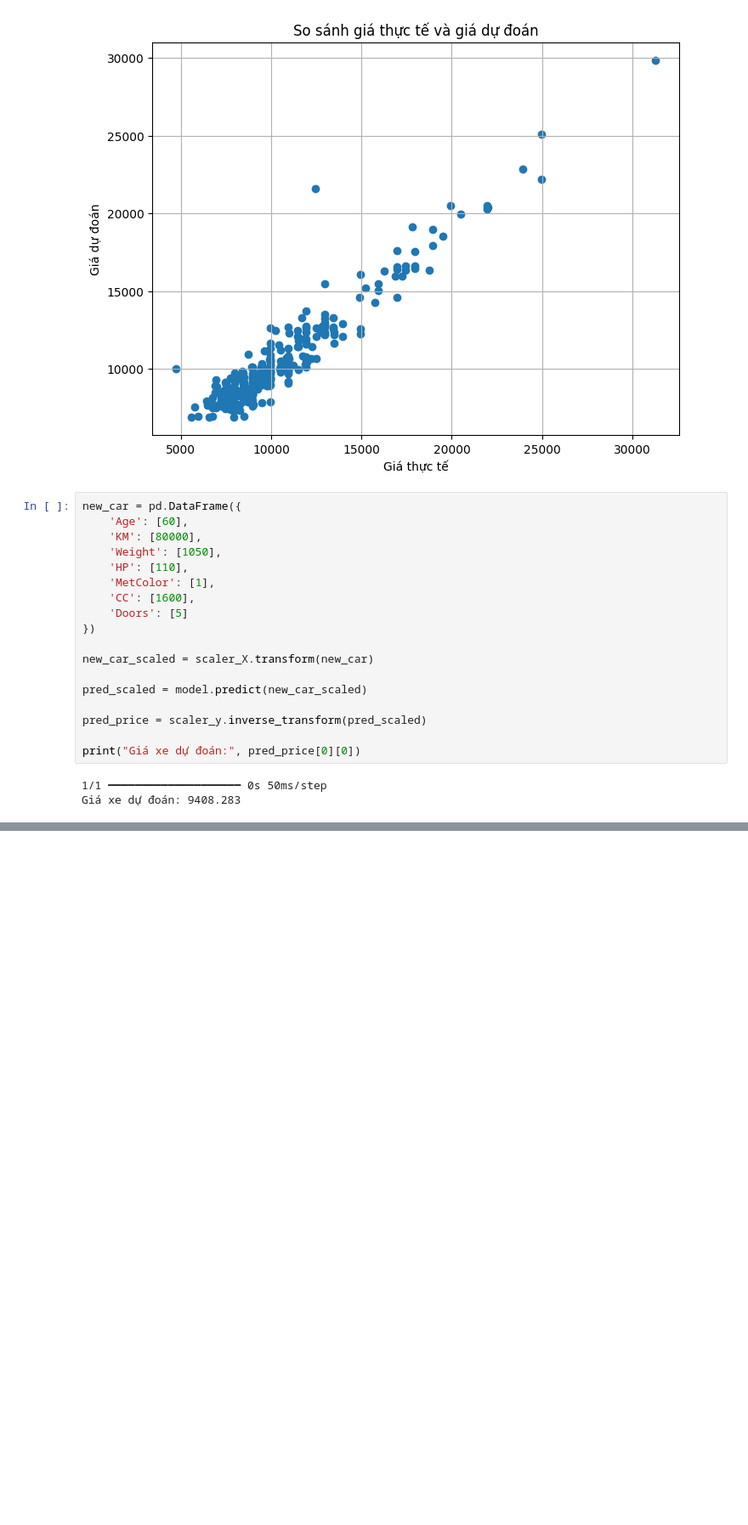
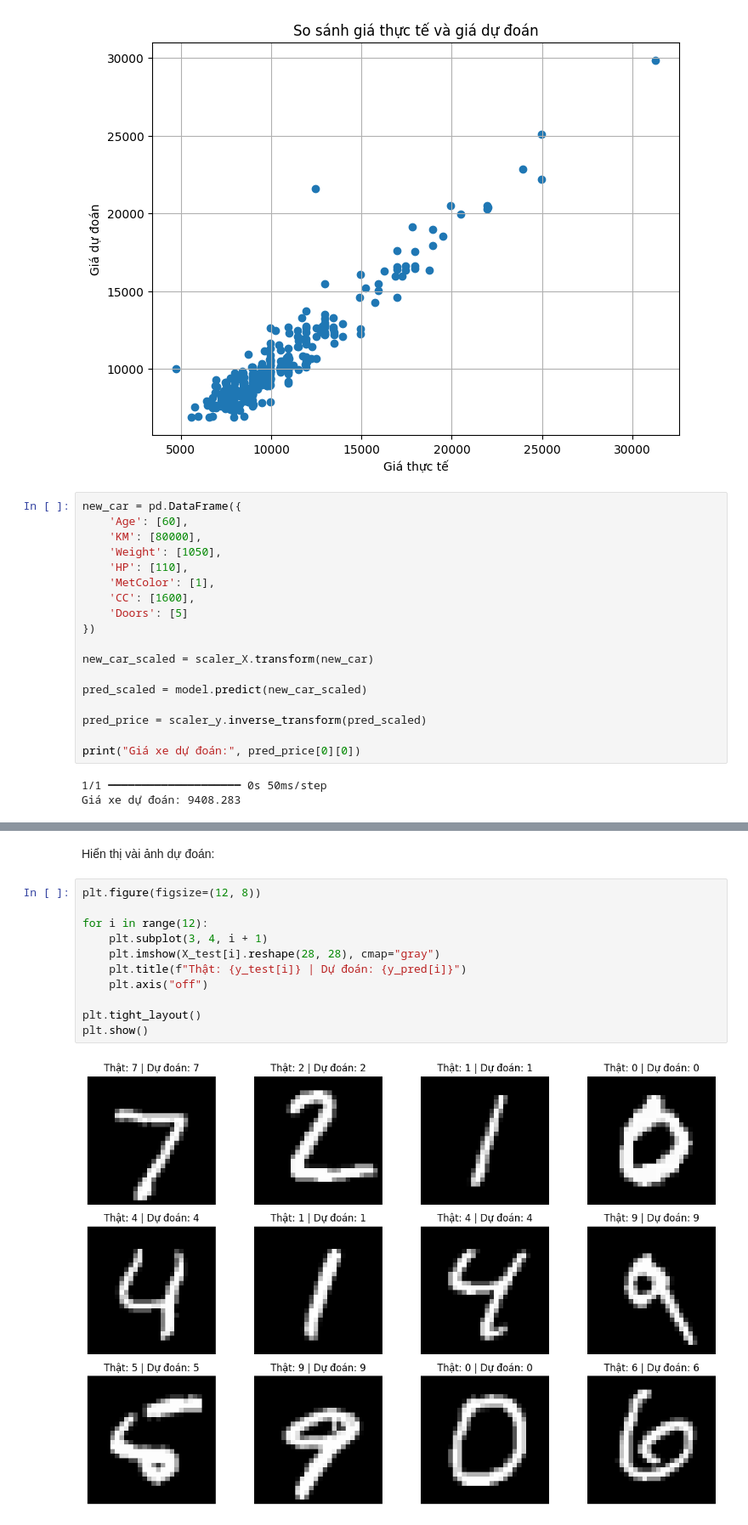
Before and after one commit to DHung154/Bai-Lab-7-, a Jupyter notebook: Lab07_ANN_Colab.ipynb, the cells around one changed output, grey strips where cells are left out. Shown at 85% size. Drawn from its saved outputs; the diff is of its cells as text; blank space fills up the shorter version.

```diff
--- a/Lab07_ANN_Colab.ipynb
+++ b/Lab07_ANN_Colab.ipynb
@@ -746,0 +983,15 @@ Giá xe dự đoán: 9408.283
+# %% [markdown]
+Hiển thị vài ảnh dự đoán:
+# %%
+plt.figure(figsize=(12, 8))
+
+for i in range(12):
+    plt.subplot(3, 4, i + 1)
+    plt.imshow(X_test[i].reshape(28, 28), cmap="gray")
+    plt.title(f"Thật: {y_test[i]} | Dự đoán: {y_pred[i]}")
+    plt.axis("off")
+
+plt.tight_layout()
+plt.show()
+# %% [output]
+[figure, added]
```
Also changed, not shown: parts of 17 cells of this notebook.
